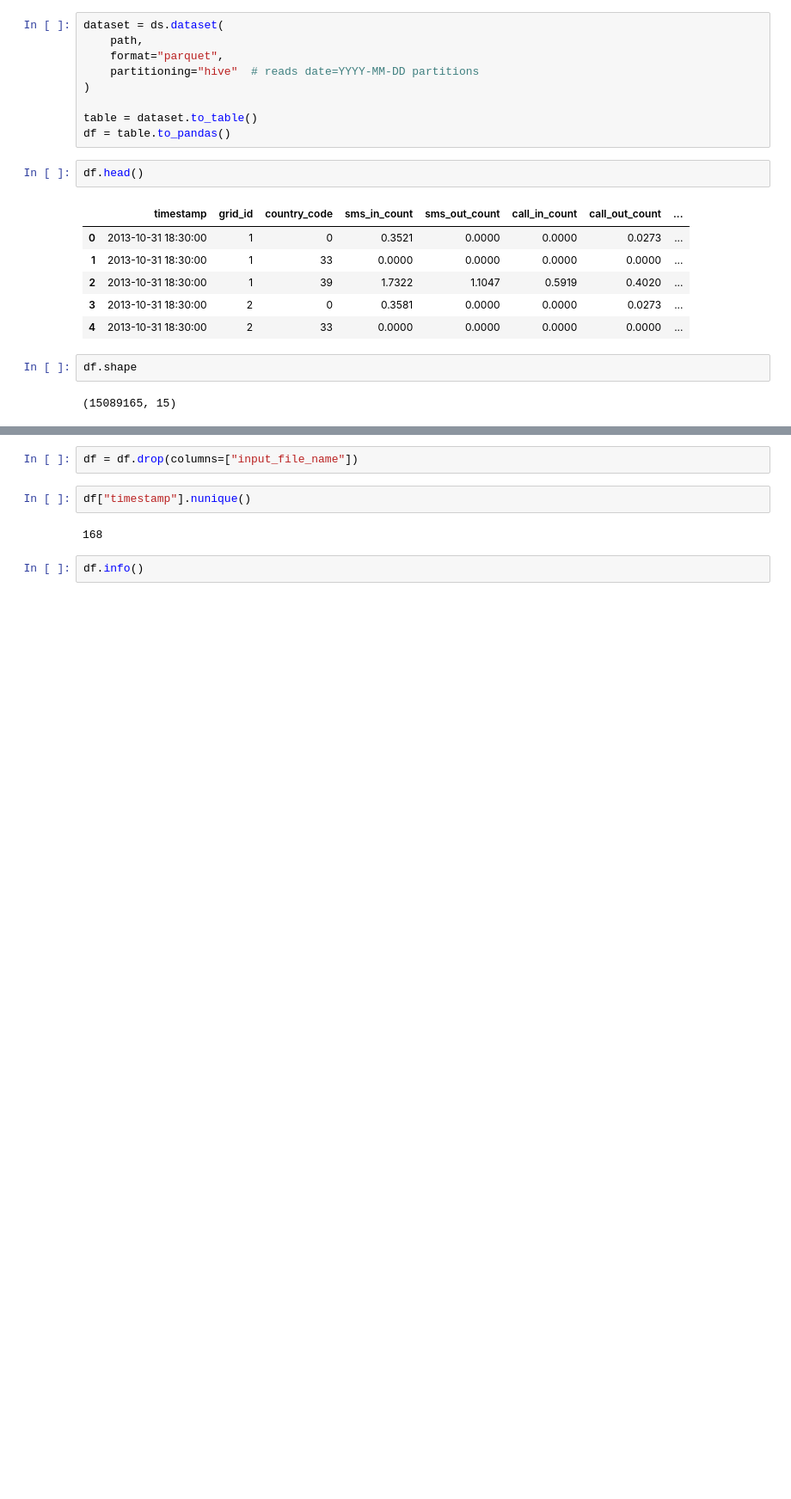
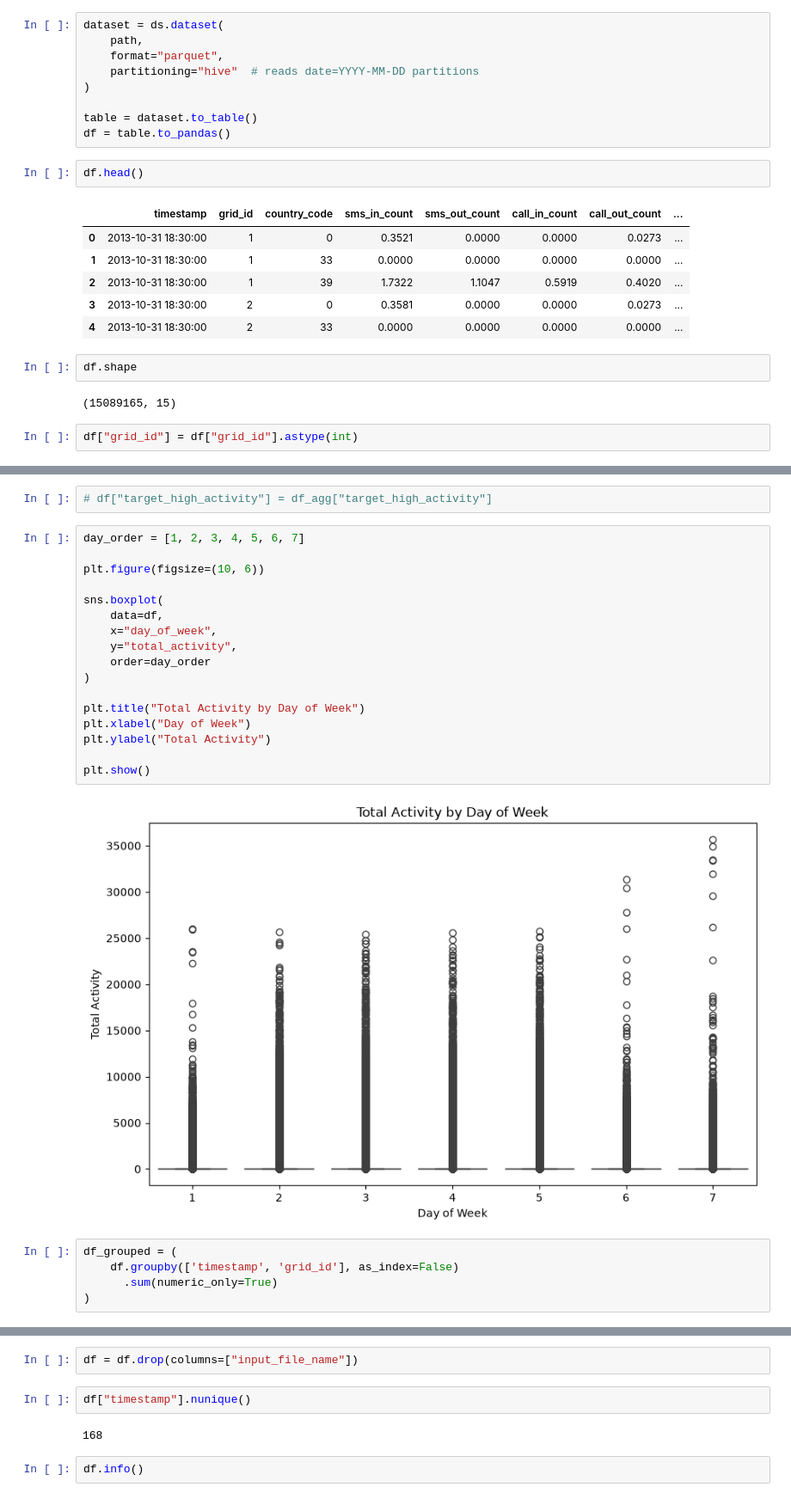
Before and after one commit to Chandru82582/PredectiveIntelligenceSystem, a Jupyter notebook: DataAnalysis/featuring.ipynb, the cells around one changed output, grey strips where cells are left out. Shown at 86% size. Saved outputs shown, nothing was run; the diff lists cells and outputs as text; blank space fills up the shorter version.

```diff
--- a/DataAnalysis/featuring.ipynb
+++ b/DataAnalysis/featuring.ipynb
@@ -25,3 +27,5 @@ df.head()
 df.shape
 # %% [output]
 (15089165, 15)
+# %%
+df["grid_id"] = df["grid_id"].astype(int)
@@ -27,0 +52,26 @@ df.shape
+# %%
+# df["target_high_activity"] = df_agg["target_high_activity"]
+# %%
+day_order = [1, 2, 3, 4, 5, 6, 7]
+
+plt.figure(figsize=(10, 6))
+
+sns.boxplot(
+    data=df,
+    x="day_of_week",
+    y="total_activity",
+    order=day_order
+)
+
+plt.title("Total Activity by Day of Week")
+plt.xlabel("Day of Week")
+plt.ylabel("Total Activity")
+
+plt.show()
+# %% [output]
+[figure, added]
+# %%
+df_grouped = (
+    df.groupby(['timestamp', 'grid_id'], as_index=False)
+      .sum(numeric_only=True)
+)
```
Also changed, not shown: parts of 23 cells of this notebook, 17 other files.
